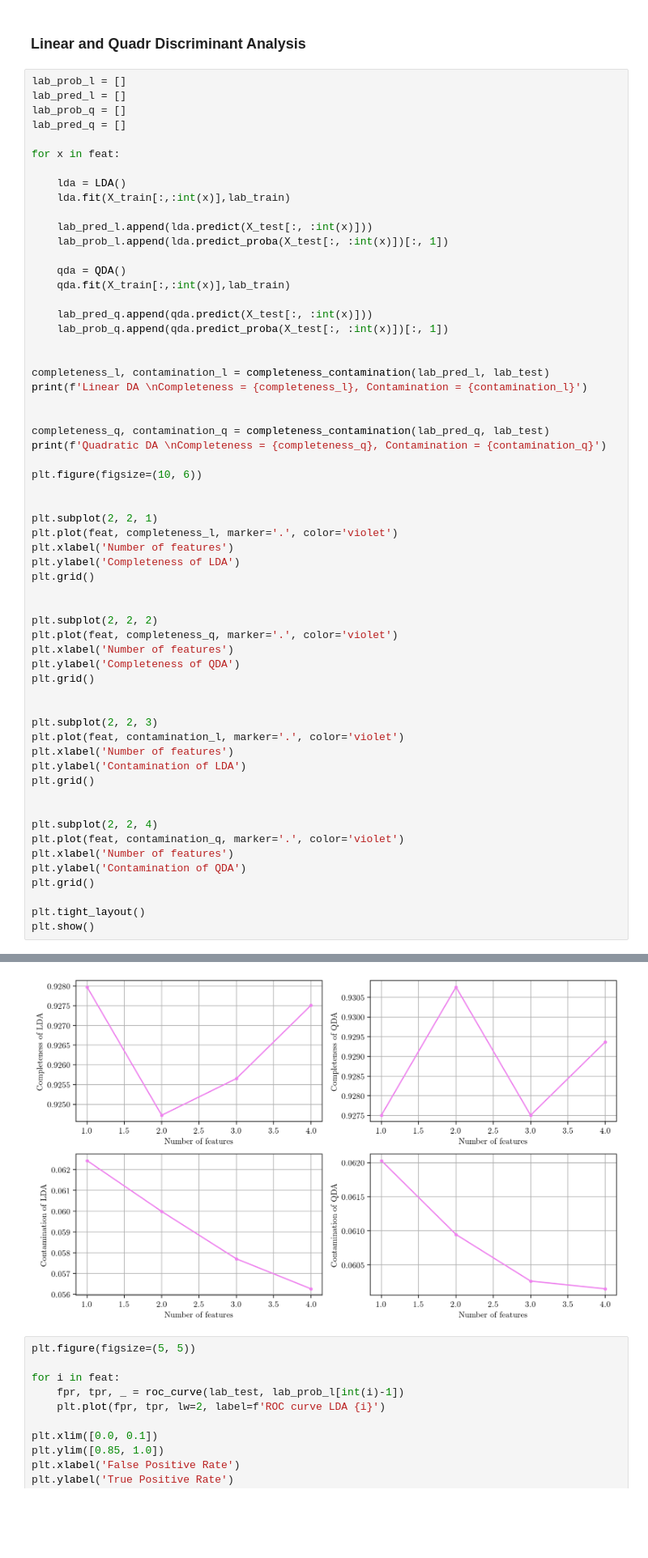
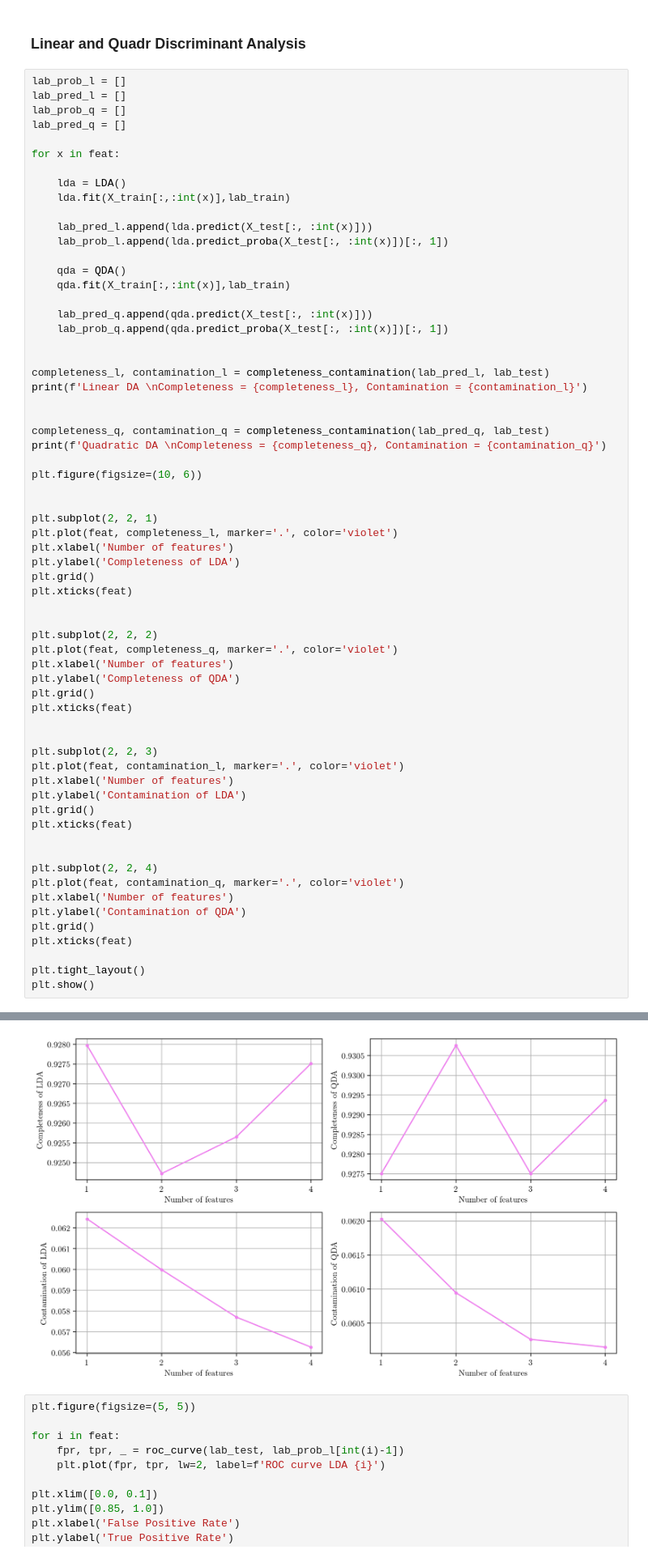
Before and after one commit to ludovicarbone/astrostatistics_bicocca_2024, a Jupyter notebook: working/L19_es.ipynb, the cells around one changed output, grey strips where cells are left out. Shown at 81% size. Drawn from its saved outputs; the diff is of its cells as text; blank space fills up the shorter version.

```diff
--- a/working/L19_es.ipynb
+++ b/working/L19_es.ipynb
@@ -226,36 +230,40 @@ plt.plot(feat, completeness_l, marker='.', color='violet')
 plt.xlabel('Number of features')
 plt.ylabel('Completeness of LDA')
 plt.grid()
+plt.xticks(feat)
 
 
 plt.subplot(2, 2, 2)
 plt.plot(feat, completeness_q, marker='.', color='violet')
 plt.xlabel('Number of features')
 plt.ylabel('Completeness of QDA')
 plt.grid()
+plt.xticks(feat)
 
 
 plt.subplot(2, 2, 3)
 plt.plot(feat, contamination_l, marker='.', color='violet')
 plt.xlabel('Number of features')
 plt.ylabel('Contamination of LDA')
 plt.grid()
+plt.xticks(feat)
 
 
 plt.subplot(2, 2, 4)
 plt.plot(feat, contamination_q, marker='.', color='violet')
 plt.xlabel('Number of features')
 plt.ylabel('Contamination of QDA')
 plt.grid()
+plt.xticks(feat)
 
 plt.tight_layout()
 plt.show()
 # %% [output]
 Linear DA
 Completeness = [0.92797398 0.92472119 0.92565056 0.92750929], Contamination = [0.06244131 0.05999055 0.0577105  0.05626478]
 Quadratic DA
 Completeness = [0.92750929 0.93076208 0.92750929 0.92936803], Contamination = [0.06203008 0.06094702 0.06026365 0.06015038]
-[figure, old version]
+[figure, new version]
 # %%
 plt.figure(figsize=(5, 5))
 
```
Also changed, not shown: parts of 10 cells of this notebook.
